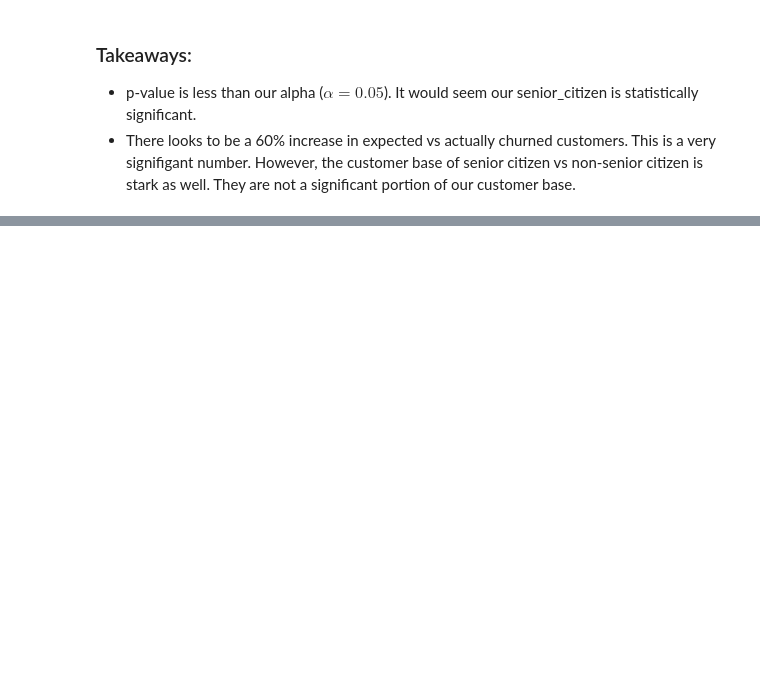
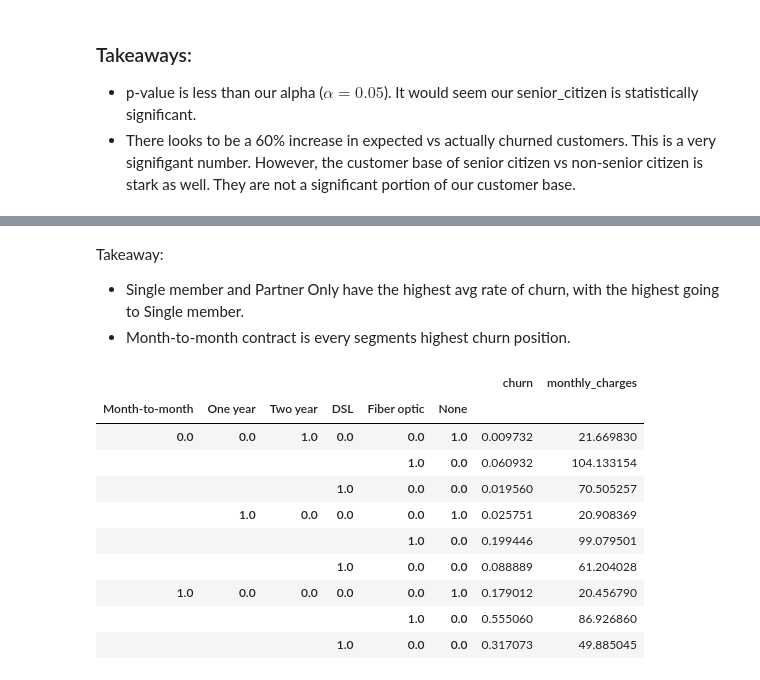
Before and after one commit to sonny-chase-nick-classification-project/telco_classification, a Jupyter notebook: Why_are_our_customers_churning.ipynb, the cells around one changed output, grey strips where cells are left out. Cells and saved outputs as stored; diff of their text form; code cells hidden in the pictures; blank space fills up the shorter version.

```diff
--- a/Why_are_our_customers_churning.ipynb
+++ b/Why_are_our_customers_churning.ipynb
@@ -562,0 +602,19 @@ The p value is: 0.00000000000000000000000015. We reject the null hypothesis
+# %% [markdown]
+Takeaway:
+
+- Single member and Partner Only have the highest avg rate of churn, with the highest going to Single member.
+- Month-to-month contract is every segments highest churn position.
+# %%
+X_train.groupby(["Month-to-month", "One year", "Two year", "DSL", "Fiber optic", "None"])[["churn","monthly_charges"]].mean()
+# %% [output]
+|  |  |  |  |  |  | churn | monthly_charges |
+| Month-to-month | One year | Two year | DSL | Fiber optic | None |  |  |
+| 0.0 | 0.0 | 1.0 | 0.0 | 0.0 | 1.0 | 0.009732 | 21.669830 |
+|  |  |  |  | 1.0 | 0.0 | 0.060932 | 104.133154 |
+|  |  |  | 1.0 | 0.0 | 0.0 | 0.019560 | 70.505257 |
+|  | 1.0 | 0.0 | 0.0 | 0.0 | 1.0 | 0.025751 | 20.908369 |
+|  |  |  |  | 1.0 | 0.0 | 0.199446 | 99.079501 |
+|  |  |  | 1.0 | 0.0 | 0.0 | 0.088889 | 61.204028 |
+| 1.0 | 0.0 | 0.0 | 0.0 | 0.0 | 1.0 | 0.179012 | 20.456790 |
+|  |  |  |  | 1.0 | 0.0 | 0.555060 | 86.926860 |
+|  |  |  | 1.0 | 0.0 | 0.0 | 0.317073 | 49.885045 |
```
Also changed, not shown: parts of 17 cells of this notebook.
